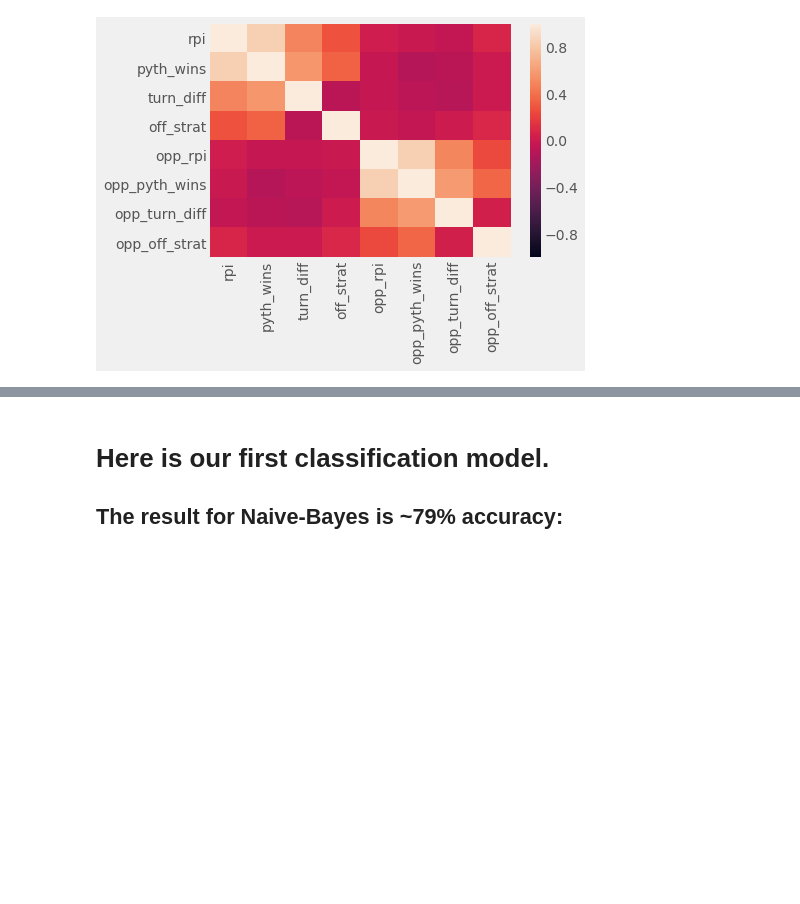
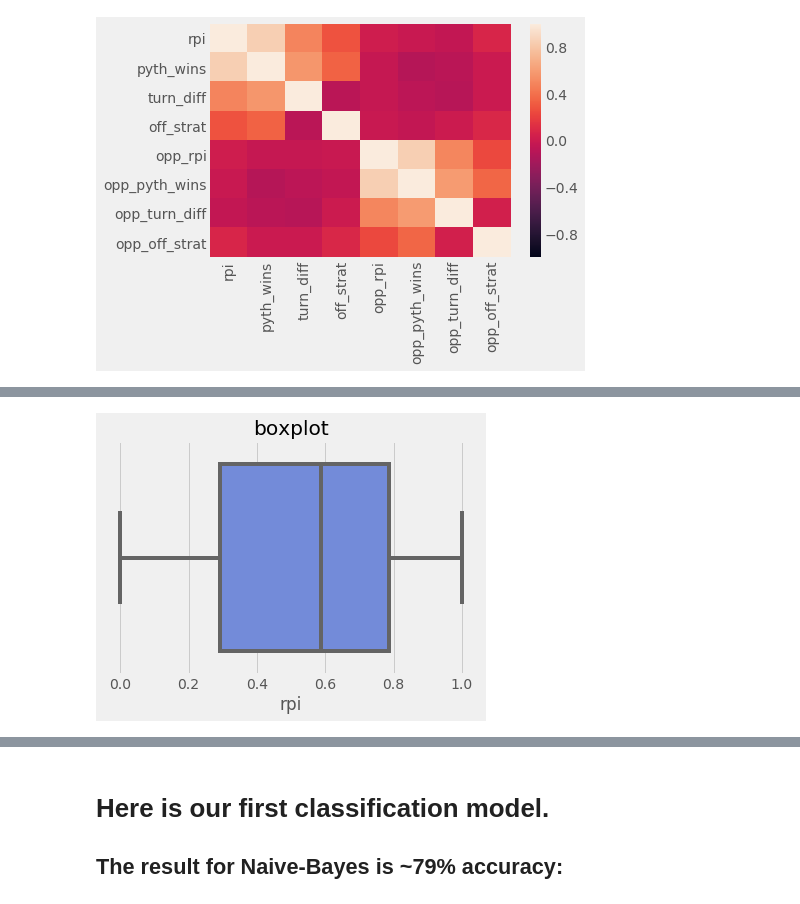
Before and after one commit to samburg/MatchupPredictorNFL, a Jupyter notebook: NFLMatchupClassification.ipynb, the cells around one changed output, grey strips where cells are left out. Cells and saved outputs as stored; diff of their text form; code cells hidden in the pictures; blank space fills up the shorter version.

```diff
--- a/NFLMatchupClassification.ipynb
+++ b/NFLMatchupClassification.ipynb
@@ -363,0 +477,11 @@ sns.heatmap(df.corr(), vmin=-1, vmax=1)
+# %%
+# Create the boxplot
+ax = sns.boxplot(x="rpi", data=df)
+
+# Set title
+ax.set_title("boxplot")
+
+# Show the plot
+plt.show()
+# %% [output]
+[figure, added]
```
Also changed, not shown: parts of 42 cells of this notebook.
